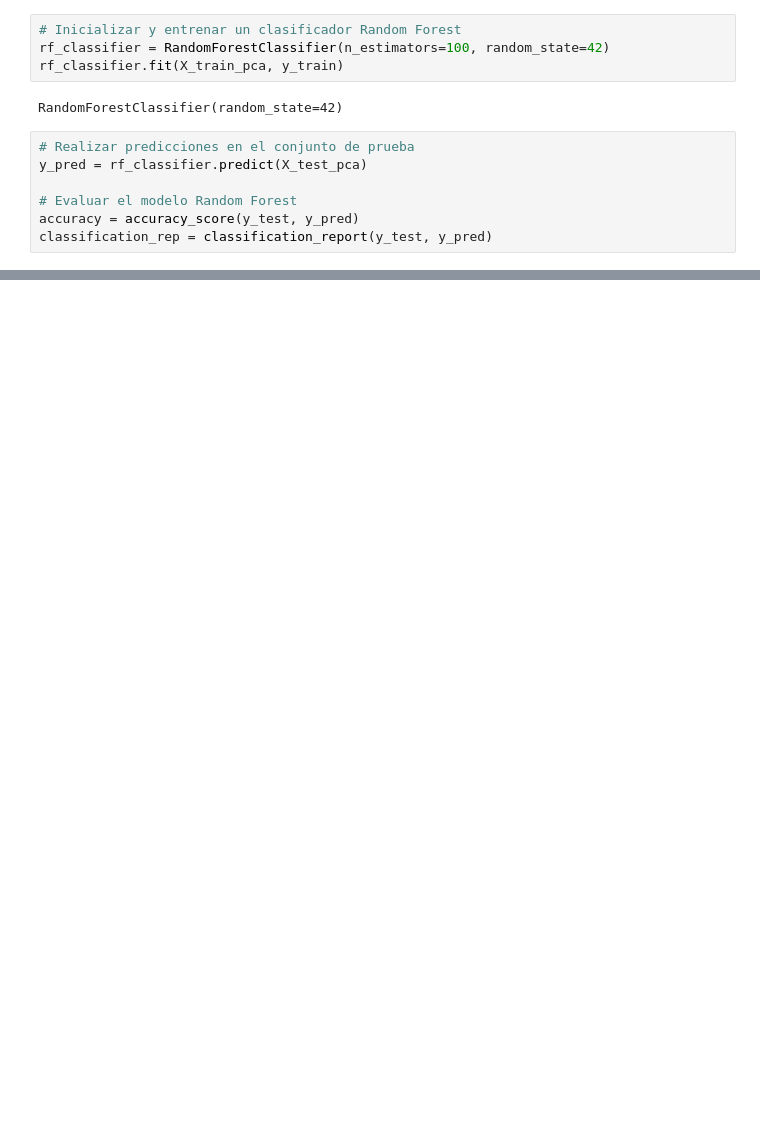
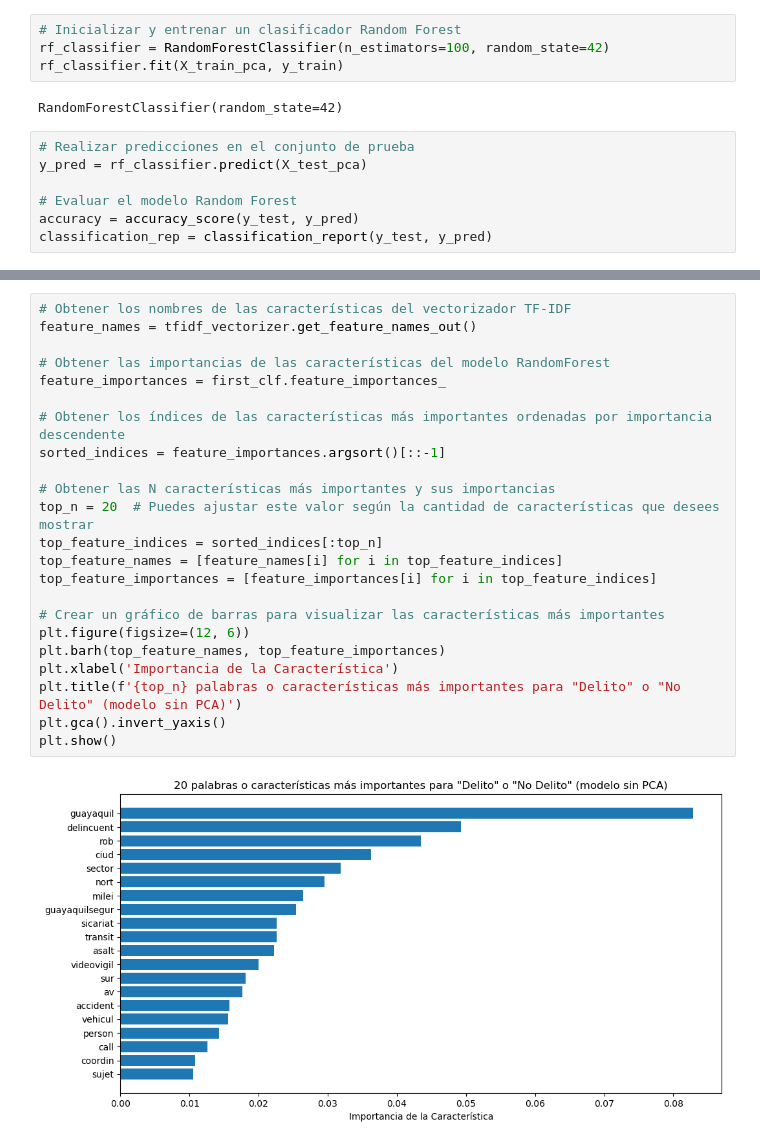
Before and after one commit to koalaspero/ICD-Proyecto, a Jupyter notebook: notebooks/ML_Model.ipynb, the cells around one changed output, grey strips where cells are left out. Drawn from its saved outputs; the diff is of its cells as text; blank space fills up the shorter version.

```diff
--- a/notebooks/ML_Model.ipynb
+++ b/notebooks/ML_Model.ipynb
@@ -211,0 +275,25 @@ En resumen, el modelo parece ser altamente efectivo para clasificar tweets como
+# %%
+# Obtener los nombres de las características del vectorizador TF-IDF
+feature_names = tfidf_vectorizer.get_feature_names_out()
+
+# Obtener las importancias de las características del modelo RandomForest
+feature_importances = first_clf.feature_importances_
+
+# Obtener los índices de las características más importantes ordenadas por importancia descendente
+sorted_indices = feature_importances.argsort()[::-1]
+
+# Obtener las N características más importantes y sus importancias
+top_n = 20  # Puedes ajustar este valor según la cantidad de características que desees mostrar
+top_feature_indices = sorted_indices[:top_n]
+top_feature_names = [feature_names[i] for i in top_feature_indices]
+top_feature_importances = [feature_importances[i] for i in top_feature_indices]
+
+# Crear un gráfico de barras para visualizar las características más importantes
+plt.figure(figsize=(12, 6))
+plt.barh(top_feature_names, top_feature_importances)
+plt.xlabel('Importancia de la Característica')
+plt.title(f'{top_n} palabras o características más importantes para "Delito" o "No Delito" (modelo sin PCA)')
+plt.gca().invert_yaxis()
+plt.show()
+# %% [output]
+[figure, added]
```
Also changed, not shown: parts of 35 cells of this notebook.
